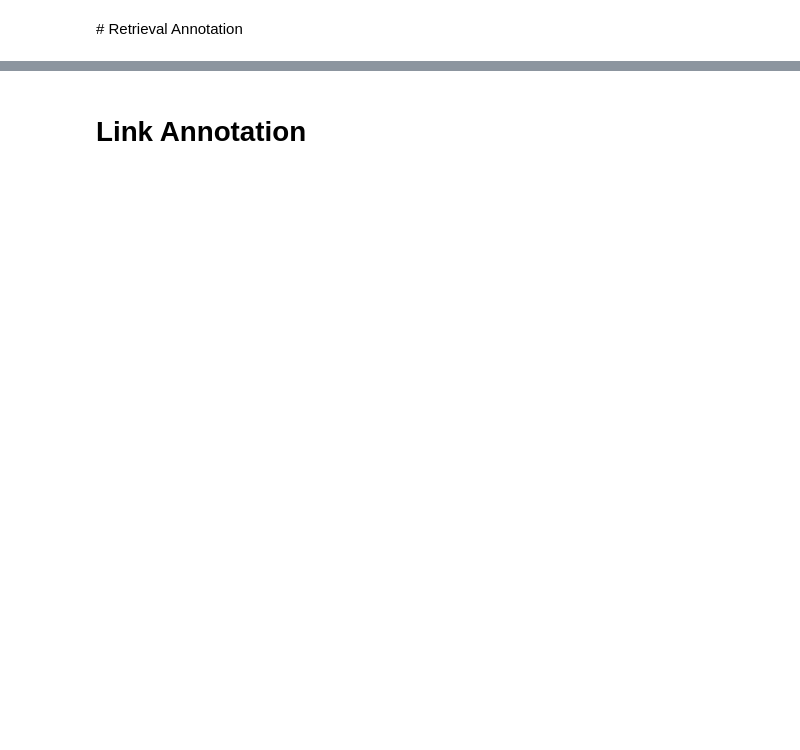
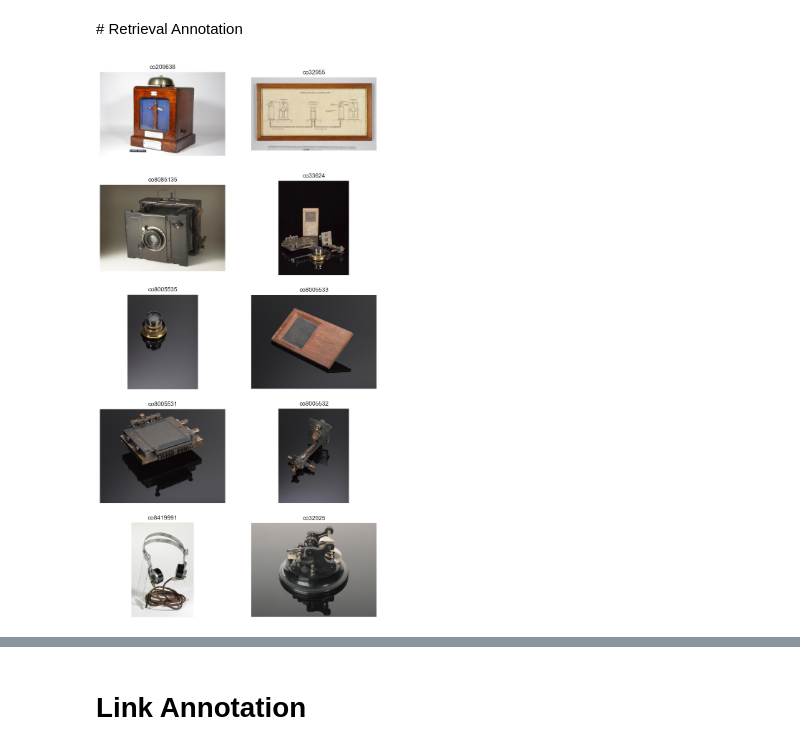
Before and after one commit to kasparvonbeelen/heritage-weaver-demo, a Jupyter notebook: Experiment 2 - Annotations.ipynb, the cells around one changed output, grey strips where cells are left out. Drawn from its saved outputs; the diff is of its cells as text; code cells hidden in the pictures; blank space fills up the shorter version.

```diff
--- a/Experiment 2 - Annotations.ipynb
+++ b/Experiment 2 - Annotations.ipynb
@@ -84 +85,7 @@ query = 'very steampunk'
 results = collection_db.query(query_texts=[query],where=filters, n_results=top_n)
+# %%
+record = collection_df.iloc[1001]
+results = collection_db.query(query_images=[record.img_path],n_results=top_n) # where=filters,
+query_df = plot_query_results(results, collection_df,source='img_url')
+# %% [output]
+[figure, added]
```
Also changed, not shown: parts of 23 cells of this notebook, 2 other files.
